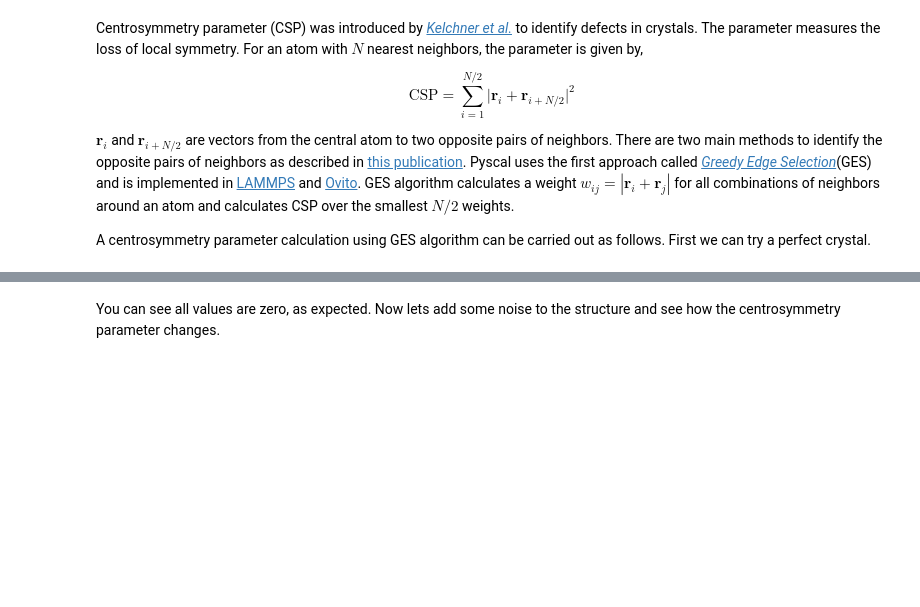
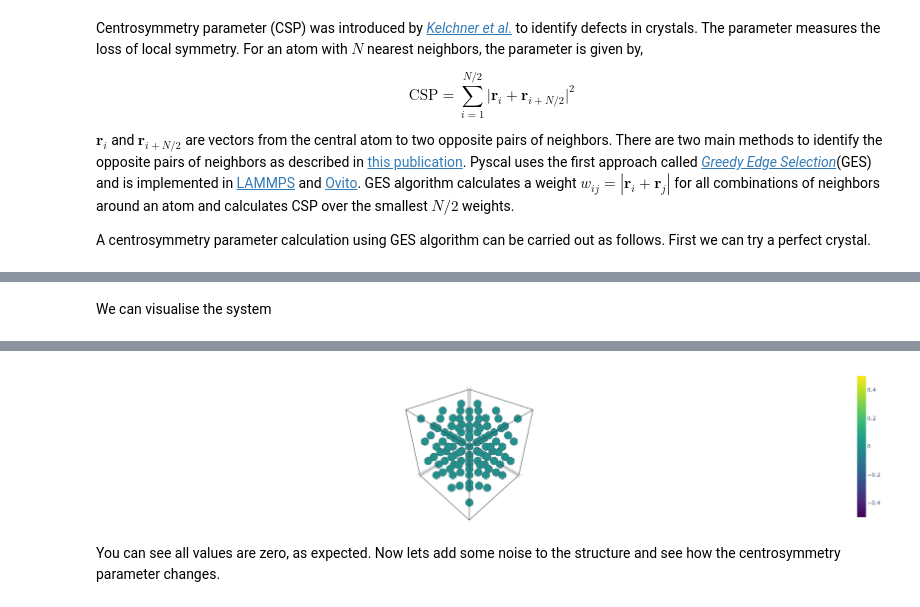
Before and after one commit to pyscal/pyscal3, a Jupyter notebook: examples/12_centrosymmetry_parameter.ipynb, the cells around one changed output, grey strips where cells are left out. Drawn from its saved outputs; the diff is of its cells as text; code cells hidden in the pictures; blank space fills up the shorter version.

```diff
--- a/examples/12_centrosymmetry_parameter.ipynb
+++ b/examples/12_centrosymmetry_parameter.ipynb
@@ -24,0 +25,5 @@ plt.plot(csm, 'o')
+# %% [markdown]
+We can visualise the system
+# %%
+sys.show.continuous_property(sys.atoms.centrosymmetry)
+# %% [output]
@@ -25,3 +31,4 @@ plt.plot(csm, 'o')
+[figure, added]
 # %% [markdown]
 You can see all values are zero, as expected. Now lets add some noise to the structure and see how the centrosymmetry parameter changes.
 # %%
```
Also changed, not shown: parts of 4 cells of this notebook, 18 other files.
